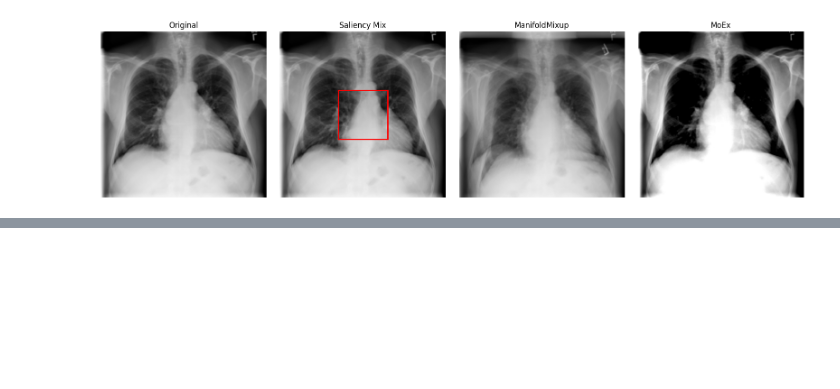
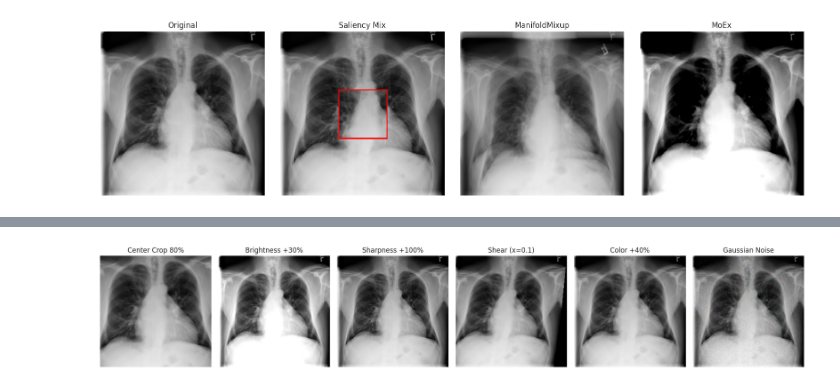
Before and after one commit to ajay-vikram/Long-Tailed-Medical-Image-Classification, a Jupyter notebook: notebooks/data_results_exploration.ipynb, the cells around one changed output, grey strips where cells are left out. Drawn from its saved outputs; the diff is of its cells as text; code cells hidden in the pictures; blank space fills up the shorter version.

```diff
--- a/notebooks/data_results_exploration.ipynb
+++ b/notebooks/data_results_exploration.ipynb
@@ -562,0 +610,69 @@ plt.show()
+# %%
+# Additional row of augmentations: more diverse transforms side-by-side
+import numpy as np
+import matplotlib.pyplot as plt
+from PIL import Image, ImageOps, ImageFilter, ImageEnhance
+
+# Ensure base image exists
+if 'img1_np' not in globals():
+    raise RuntimeError("Missing 'img1_np'. Please run the earlier cells to load the base image.")
+
+base_img = Image.fromarray(img1_np)
+H, W = base_img.size[1], base_img.size[0]
+
+# Define more augmentations
+# 1) Center crop (80%) then resize back
+crop_ratio = 0.8
+cw, ch = int(W * crop_ratio), int(H * crop_ratio)
+x1 = (W - cw) // 2
+y1 = (H - ch) // 2
+cropped = base_img.crop((x1, y1, x1 + cw, y1 + ch)).resize((W, H), resample=Image.BILINEAR)
+
+# 2) Brightness +30%
+bright = ImageEnhance.Brightness(base_img).enhance(1.3)
+
+# 3) Sharpness +100%
+sharp = ImageEnhance.Sharpness(base_img).enhance(2.0)
+
+# 4) Slight Shear via affine transform
+# PIL's transform expects coefficients for affine matrix
+# Apply horizontal shear ~0.1
+shear = base_img.transform(base_img.size, Image.AFFINE, (1, 0.1, 0, 0, 1, 0), resample=Image.BILINEAR)
+
+# 5) Color shift (increase saturation via Color Enhance)
+color = ImageEnhance.Color(base_img).enhance(1.4)
+
+# 6) Add mild Gaussian noise
+arr = np.array(base_img).astype(np.float32)
+noise = np.random.normal(0, 8.0, arr.shape)  # sigma ~8/255
+noisy = np.clip(arr + noise, 0, 255).astype(np.uint8)
+noisy_img = Image.fromarray(noisy)
+
+images2 = [
+    np.array(cropped),
+    np.array(bright),
+    np.array(sharp),
+    np.array(shear),
+    np.array(color),
+    np.array(noisy_img)
+]
+
+titles2 = [
+    'Center Crop 80%',
+    'Brightness +30%',
+    'Sharpness +100%',
+    'Shear (x=0.1)',
+    'Color +40%',
+    'Gaussian Noise'
+]
+
+fig, axs = plt.subplots(1, len(images2), figsize=(18, 4))
+for i, (img, title) in enumerate(zip(images2, titles2)):
+    axs[i].imshow(img)
+    axs[i].set_title(title)
+    axs[i].axis('off')
+
+plt.tight_layout()
+plt.show()
+# %% [output]
+[figure, added]
```
Also changed, not shown: parts of 3 cells of this notebook, 2 other files.
